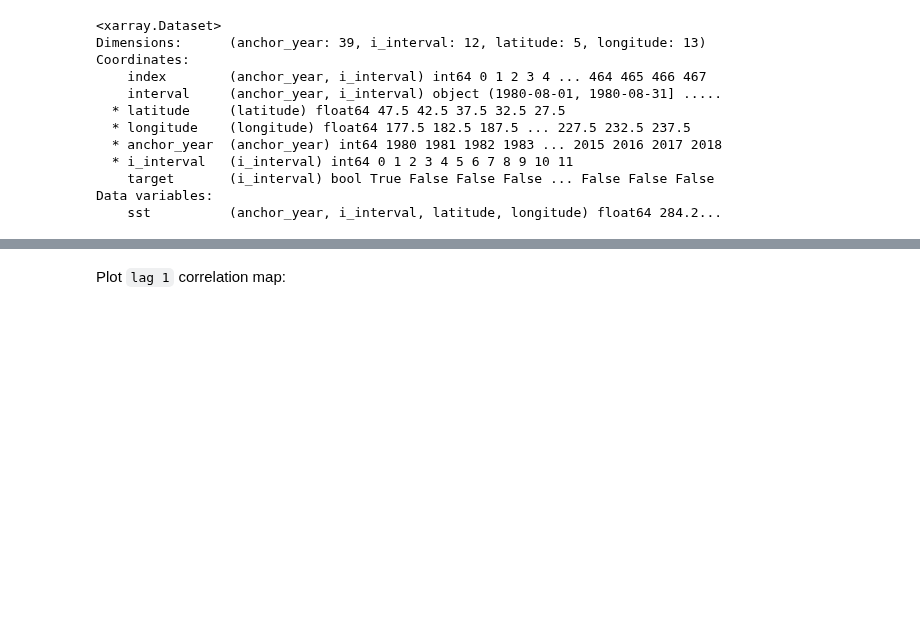
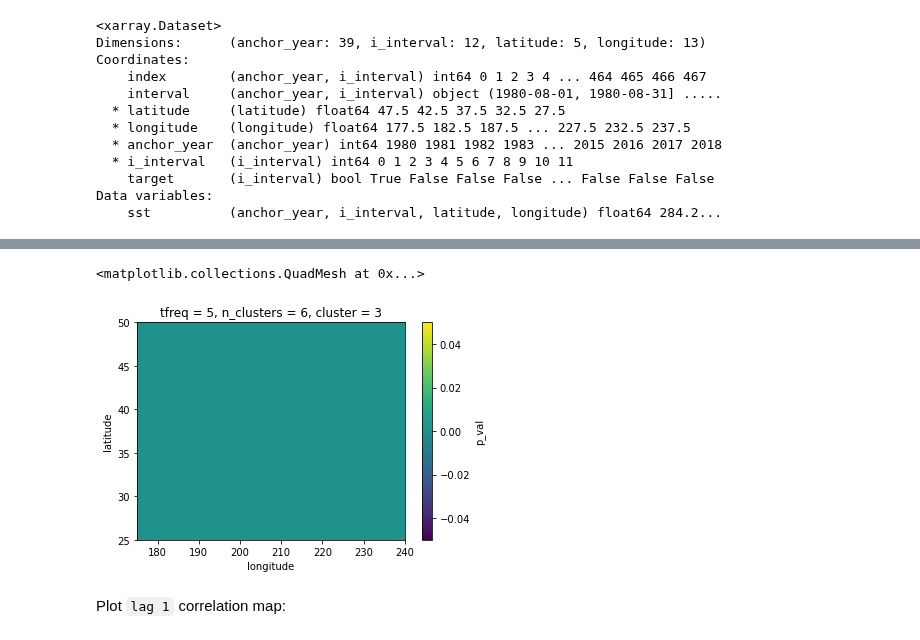
Before and after one commit to AI4S2S/s2spy, a Jupyter notebook: notebooks/working_notebook.ipynb, the cells around one changed output, grey strips where cells are left out. Cells and saved outputs as stored; diff of their text form; code cells hidden in the pictures; blank space fills up the shorter version.

```diff
--- a/notebooks/working_notebook.ipynb
+++ b/notebooks/working_notebook.ipynb
@@ -39,3 +45,8 @@ field_resampled['corr'], field_resampled['p_val'] = \
+# %%
+(field_resampled['p_val'] < 0.05).all(dim='i_interval').plot()
+# %% [output]
+<matplotlib.collections.QuadMesh at 0x...>
+[figure, added]
 # %% [markdown]
 Plot `lag 1` correlation map:
 # %%
```
Also changed, not shown: parts of 6 cells of this notebook, 1 other file.
